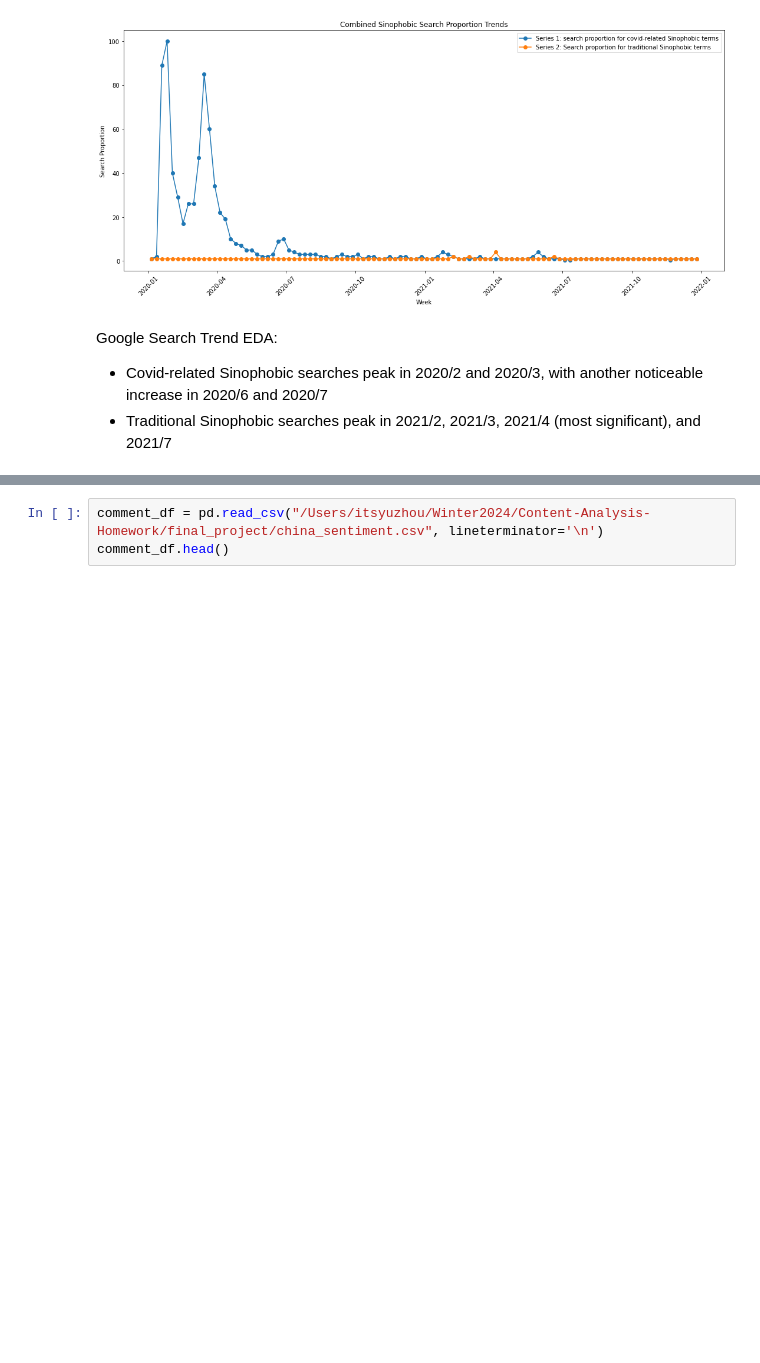
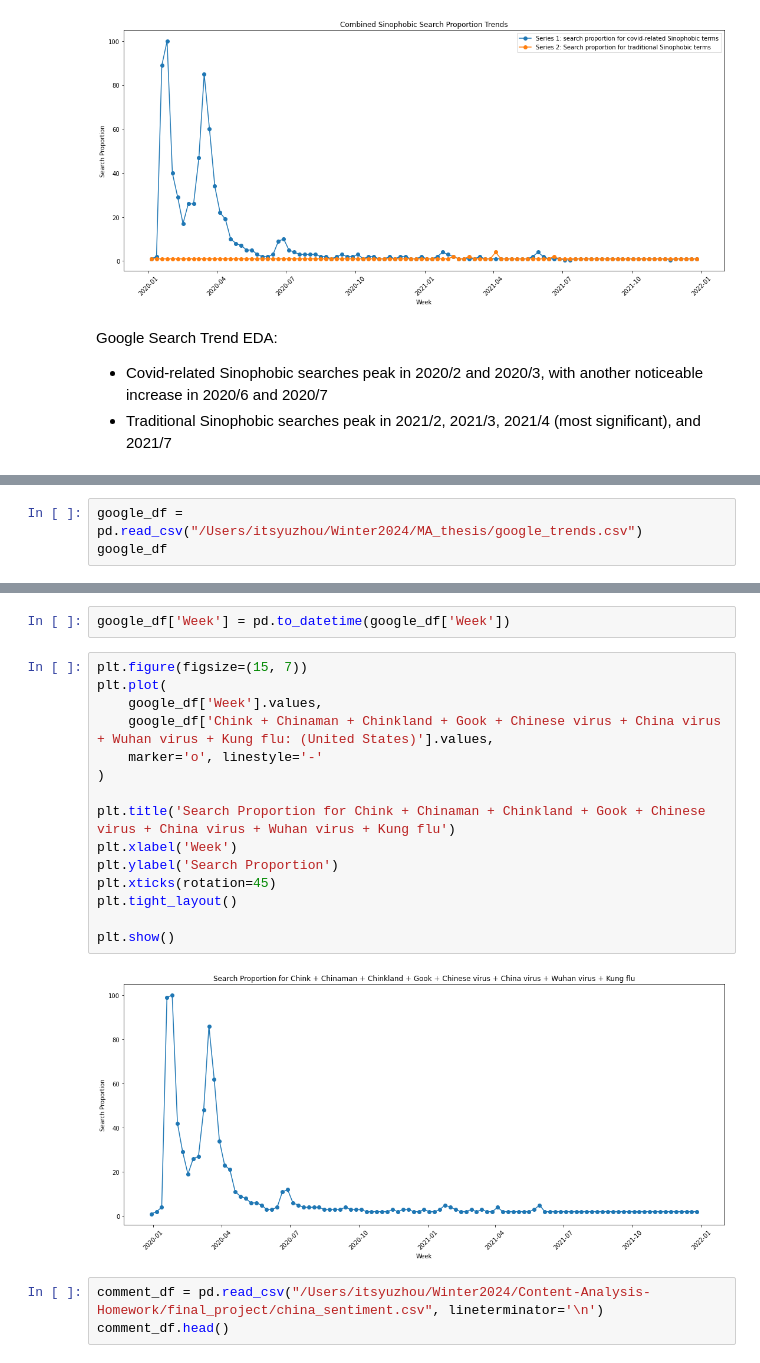
Before and after one commit to yuzhouw313/MA_thesis, a Jupyter notebook: online_offline_analysis.ipynb, the cells around one changed output, grey strips where cells are left out. Cells and saved outputs as stored; diff of their text form; blank space fills up the shorter version.

```diff
--- a/online_offline_analysis.ipynb
+++ b/online_offline_analysis.ipynb
@@ -279,0 +255,3 @@ Google Search Trend EDA:
+# %%
+google_df = pd.read_csv("/Users/itsyuzhou/Winter2024/MA_thesis/google_trends.csv")
+google_df
@@ -280,3 +272,22 @@ Google Search Trend EDA:
+# %%
+google_df['Week'] = pd.to_datetime(google_df['Week'])
+# %%
+plt.figure(figsize=(15, 7))
+plt.plot(
+    google_df['Week'].values,
+    google_df['Chink + Chinaman + Chinkland + Gook + Chinese virus + China virus + Wuhan virus + Kung flu: (United States)'].values,
+    marker='o', linestyle='-'
+)
+
+plt.title('Search Proportion for Chink + Chinaman + Chinkland + Gook + Chinese virus + China virus + Wuhan virus + Kung flu')
+plt.xlabel('Week')
+plt.ylabel('Search Proportion')
+plt.xticks(rotation=45)
+plt.tight_layout()
+
+plt.show()
+# %% [output]
+[figure, added]
 # %%
 comment_df = pd.read_csv("/Users/itsyuzhou/Winter2024/Content-Analysis-Homework/final_project/china_sentiment.csv", lineterminator='\n')
 comment_df.head()
```
Also changed, not shown: parts of 156 cells of this notebook.
